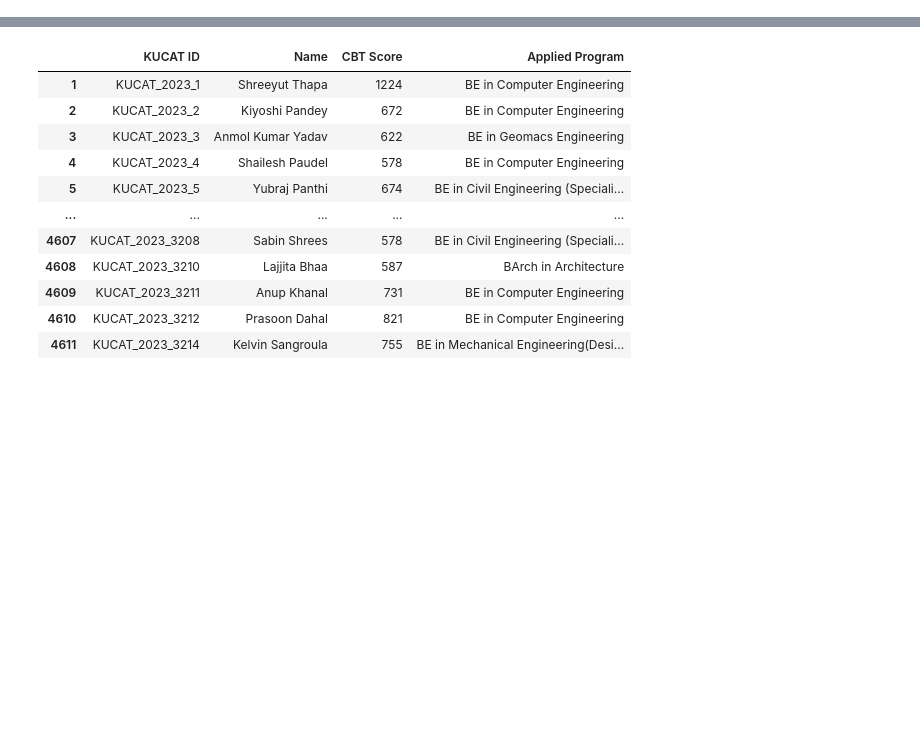
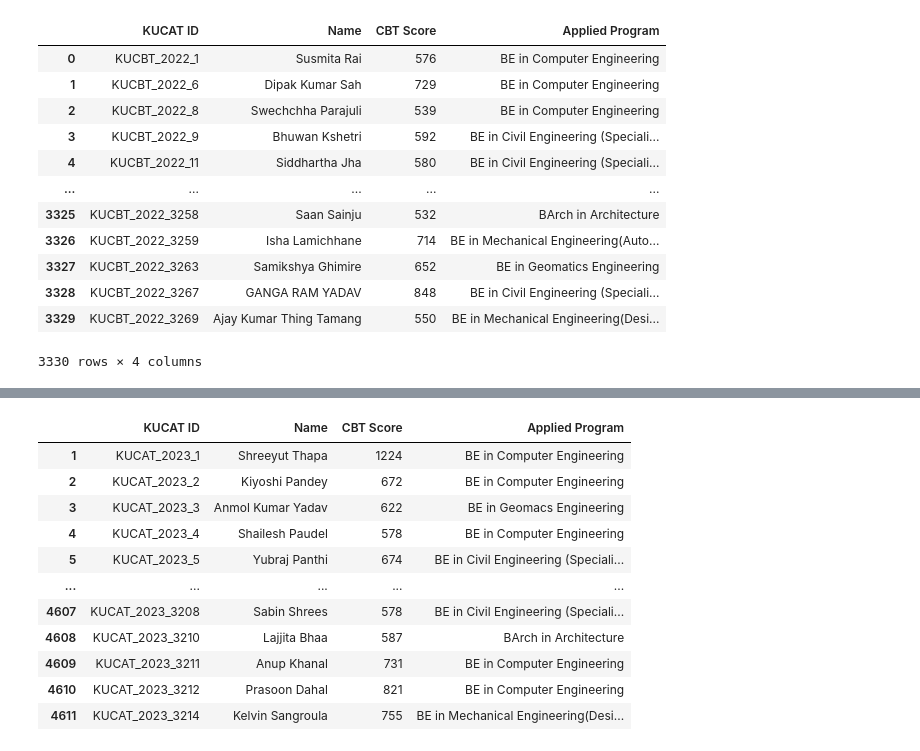
Before and after one commit to abiral-adhikari/CBTAnalysis, a Jupyter notebook: rank.ipynb, the cells around one changed output, grey strips where cells are left out. Drawn from its saved outputs; the diff is of its cells as text; code cells hidden in the pictures; blank space fills up the shorter version.

```diff
--- a/rank.ipynb
+++ b/rank.ipynb
@@ -73,4 +74,20 @@ def load(filename):
             df=pd.concat([df,df1],ignore_index=True)
         return df
 
-df=load("./PDFs/CBT2023.pdf")
+df=load("./PDFs/CBT2022.pdf")
+# %%
+df
+# %% [output]
+|  | KUCAT ID | Name | CBT Score | Applied Program |
+| 0 | KUCBT_2022_1 | Susmita Rai | 576 | BE in Computer Engineering |
+| 1 | KUCBT_2022_6 | Dipak Kumar Sah | 729 | BE in Computer Engineering |
+| 2 | KUCBT_2022_8 | Swechchha Parajuli | 539 | BE in Computer Engineering |
+| 3 | KUCBT_2022_9 | Bhuwan Kshetri | 592 | BE in Civil Engineering (Speciali... |
+| 4 | KUCBT_2022_11 | Siddhartha Jha | 580 | BE in Civil Engineering (Speciali... |
+| ... | ... | ... | ... | ... |
+| 3325 | KUCBT_2022_3258 | Saan Sainju | 532 | BArch in Architecture |
+| 3326 | KUCBT_2022_3259 | Isha Lamichhane | 714 | BE in Mechanical Engineering(Auto... |
+| 3327 | KUCBT_2022_3263 | Samikshya Ghimire | 652 | BE in Geomatics Engineering |
+| 3328 | KUCBT_2022_3267 | GANGA RAM YADAV | 848 | BE in Civil Engineering (Speciali... |
+| 3329 | KUCBT_2022_3269 | Ajay Kumar Thing Tamang | 550 | BE in Mechanical Engineering(Desi... |
+3330 rows × 4 columns
```
Also changed, not shown: parts of 4 cells of this notebook.
